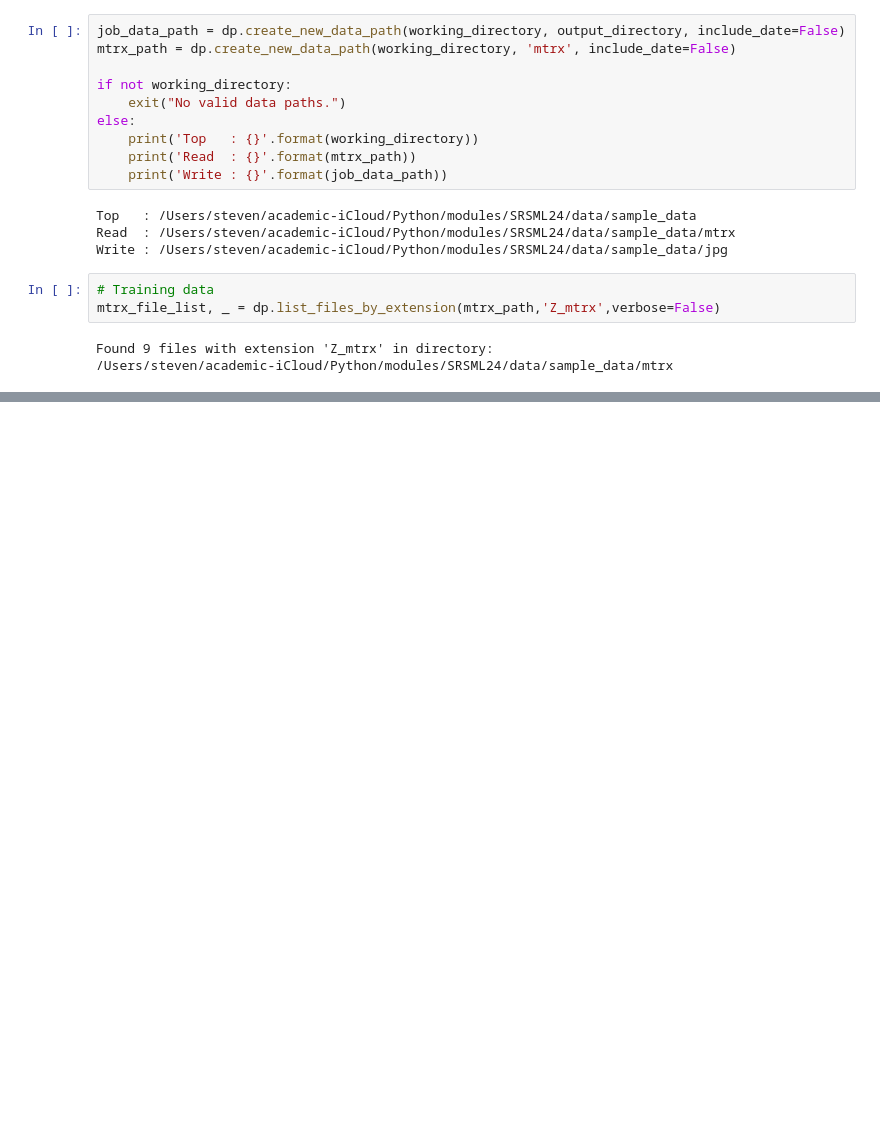
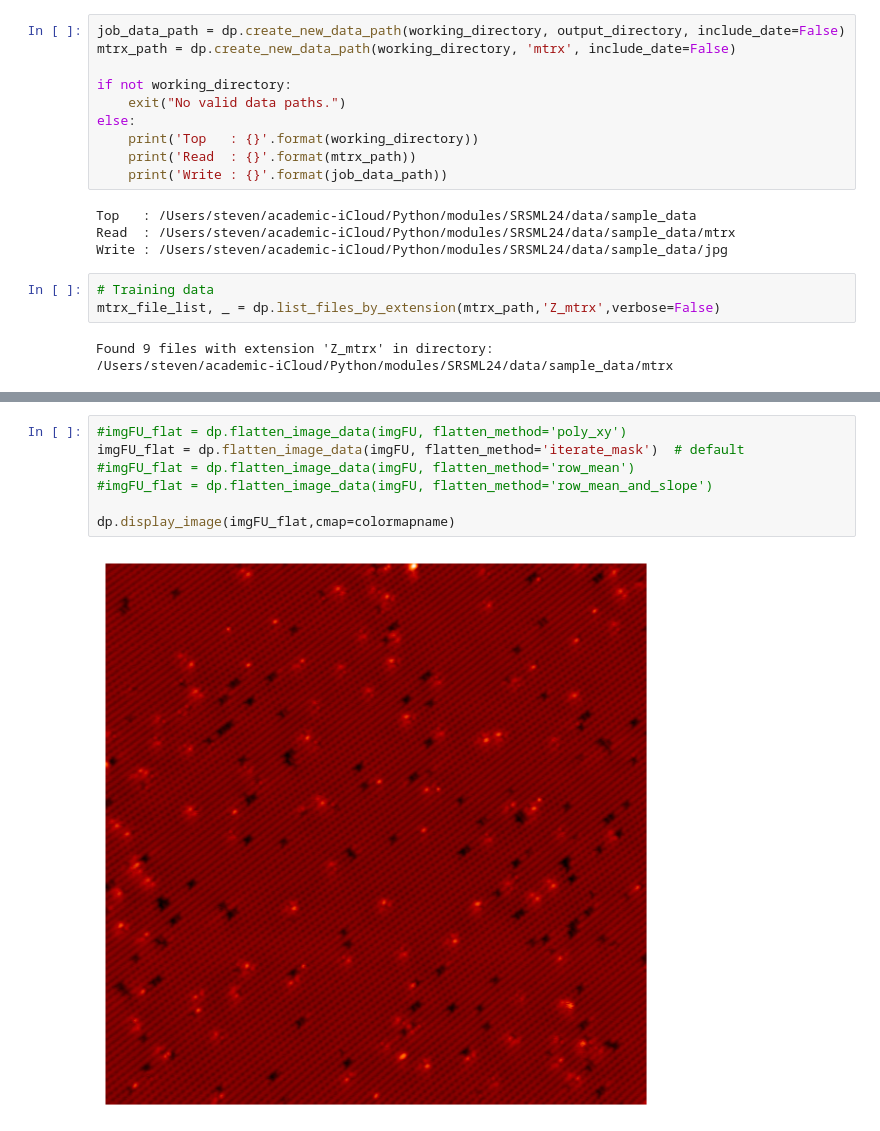
Before and after one commit to srschofield/SRSML24, a Jupyter notebook: notebooks/steven/load_mtrx_image.ipynb, the cells around one changed output, grey strips where cells are left out. Saved outputs shown, nothing was run; the diff lists cells and outputs as text; blank space fills up the shorter version.

```diff
--- a/notebooks/steven/load_mtrx_image.ipynb
+++ b/notebooks/steven/load_mtrx_image.ipynb
@@ -102,0 +120,9 @@ Conversion complete.
+# %%
+#imgFU_flat = dp.flatten_image_data(imgFU, flatten_method='poly_xy')
+imgFU_flat = dp.flatten_image_data(imgFU, flatten_method='iterate_mask')  # default
+#imgFU_flat = dp.flatten_image_data(imgFU, flatten_method='row_mean')
+#imgFU_flat = dp.flatten_image_data(imgFU, flatten_method='row_mean_and_slope')
+
+dp.display_image(imgFU_flat,cmap=colormapname)
+# %% [output]
+[figure, added]
```
Also changed, not shown: parts of 4 cells of this notebook, 2 other files.
